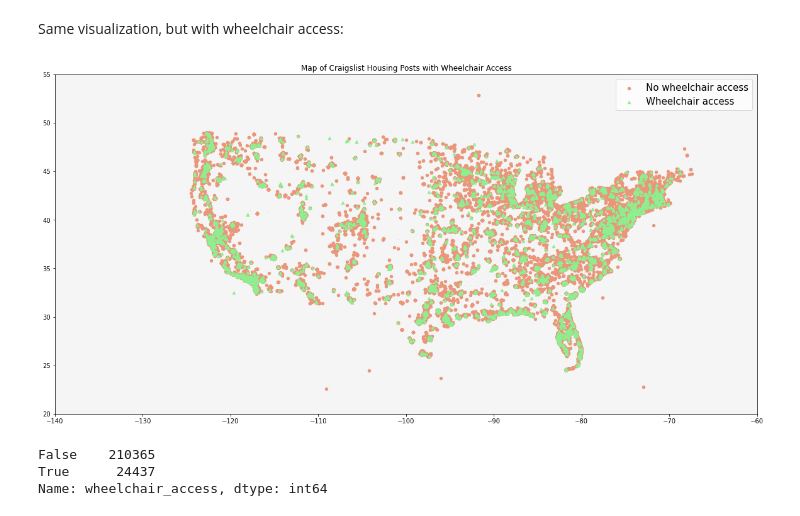
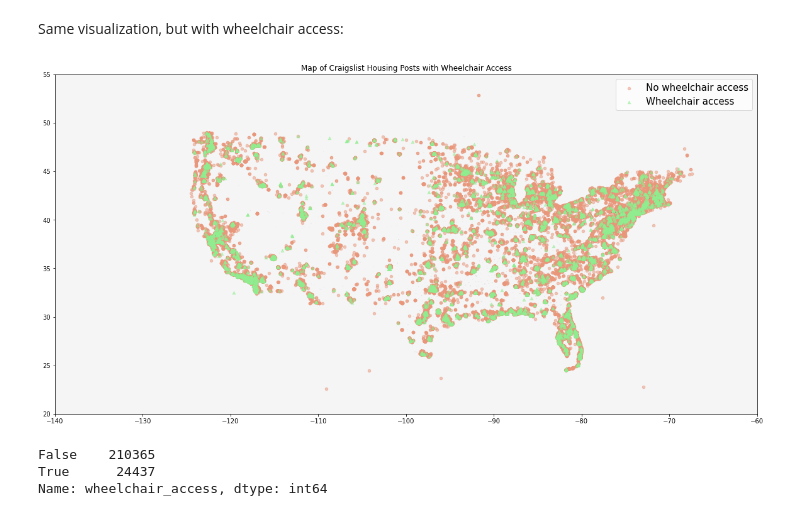
Before and after one commit to bmensah/springboard, a Jupyter notebook: DataStorytelling/data_storytelling.ipynb, the cells around one changed output. Saved outputs shown, nothing was run; the diff lists cells and outputs as text; code cells hidden in the pictures.

```diff
--- a/DataStorytelling/data_storytelling.ipynb
+++ b/DataStorytelling/data_storytelling.ipynb
@@ -460,29 +466,29 @@ Same visualization, but with wheelchair access:
 # %%
 # get coordinates
 coordinates = [Point(xy) for xy in zip(housing_df["long"], housing_df["lat"])]
 geo_df = gpd.GeoDataFrame(housing_df, crs="epsg:4236", geometry=coordinates)
 
 # plot map
 fig, ax = plt.subplots(figsize=(20,20))
 country_map = gpd.read_file("cb_2018_us_ua10_500k/cb_2018_us_ua10_500k.shp")
 country_map.plot(ax=ax, alpha=0.4, color="gray")
 ax.set_xlim(-140, -60)
 ax.set_ylim(20, 55)
 ax.set_facecolor('whitesmoke')
 
 # plot locations without wheelchair access
-geo_df[geo_df["wheelchair_access"]==0].plot(ax=ax, markersize=20,
+geo_df[geo_df["wheelchair_access"]==0].plot(ax=ax, markersize=20, alpha=0.5,
                                                   color="darksalmon", marker="o", label="No wheelchair access")
 
 # plot locations with wheelchair access
-geo_df[geo_df["wheelchair_access"]==1].plot(ax=ax, markersize=20,
+geo_df[geo_df["wheelchair_access"]==1].plot(ax=ax, markersize=20, alpha=0.5,
                                             color="lightgreen", marker="^", label="Wheelchair access")
 
 plt.legend(prop={"size":15})
 plt.title("Map of Craigslist Housing Posts with Wheelchair Access")
 plt.show();
 # %% [output]
-[figure, old version]
+[figure, new version]
 # %%
 housing_df.wheelchair_access.value_counts()
 # %% [output]
```
Also changed, not shown: parts of 11 cells of this notebook.
